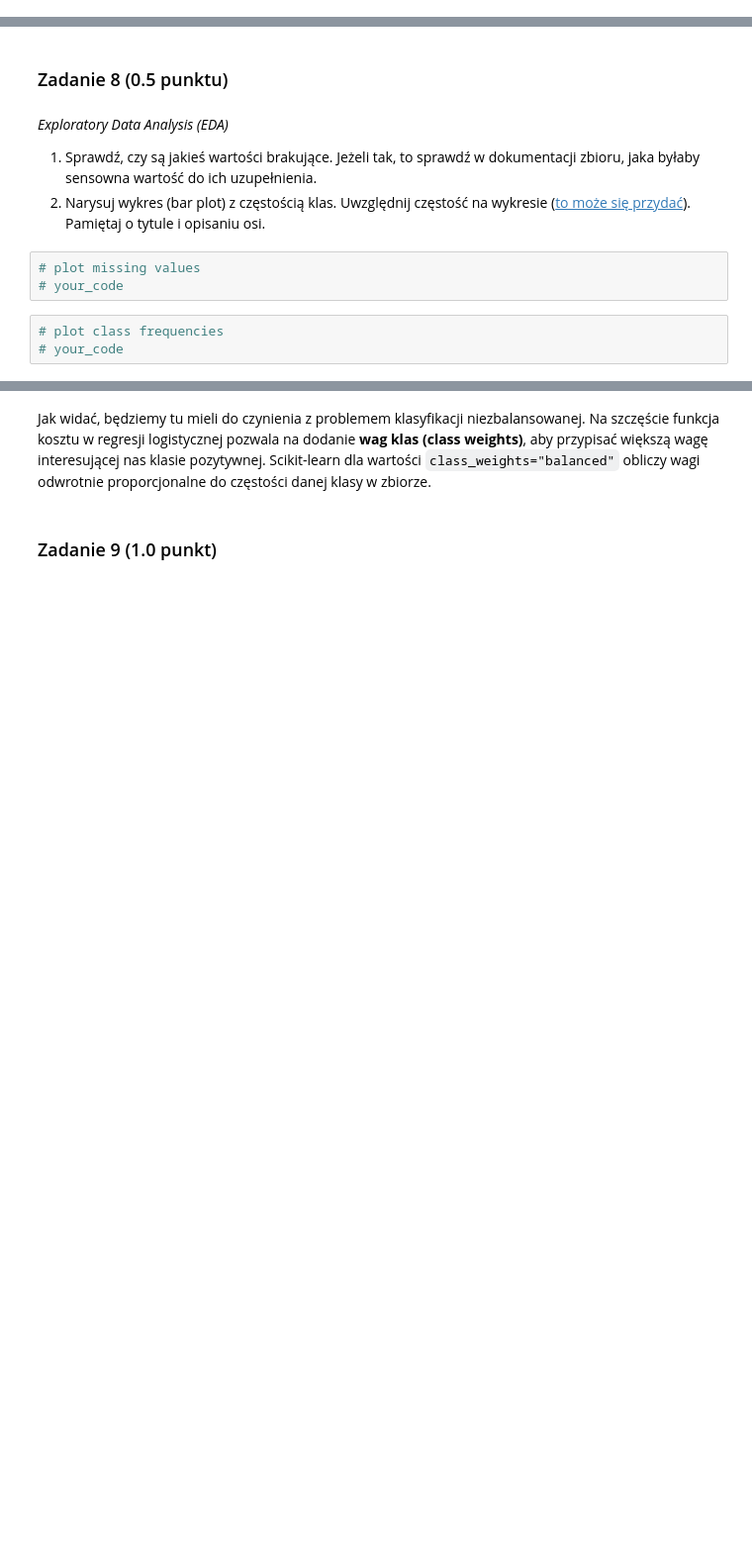
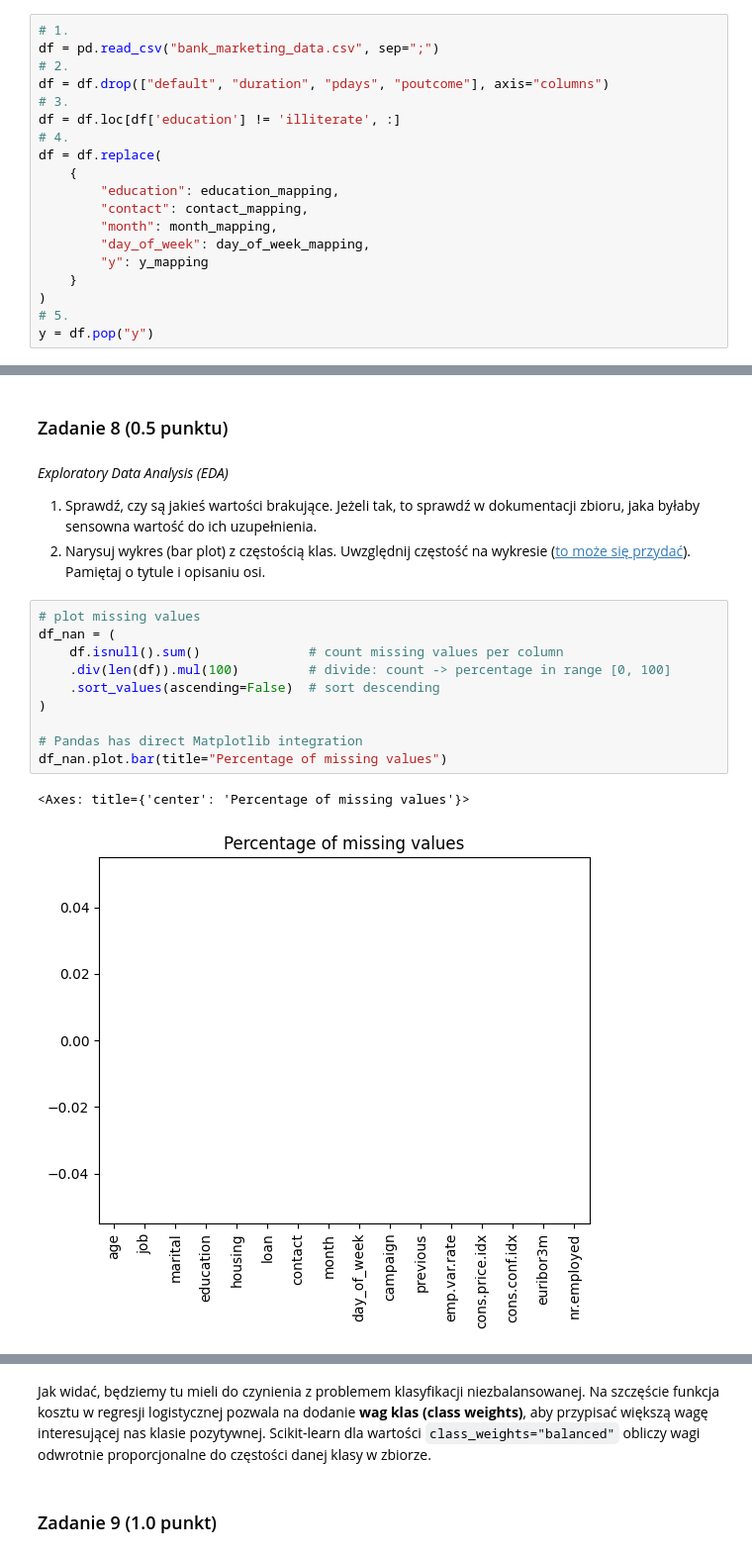
Before and after one commit to HeXsss/PSI, a Jupyter notebook: lab1/lab_1.ipynb, the cells around one changed output, grey strips where cells are left out. Shown at 99% size. Drawn from its saved outputs; the diff is of its cells as text; blank space fills up the shorter version.

```diff
--- a/lab1/lab_1.ipynb
+++ b/lab1/lab_1.ipynb
@@ -1133,3 +1135,22 @@ y_mapping = {
+# %%
+# 1.
+df = pd.read_csv("bank_marketing_data.csv", sep=";")
+# 2.
+df = df.drop(["default", "duration", "pdays", "poutcome"], axis="columns")
+# 3.
+df = df.loc[df['education'] != 'illiterate', :]
+# 4.
+df = df.replace(
+    {
+        "education": education_mapping,
+        "contact": contact_mapping,
+        "month": month_mapping,
+        "day_of_week": day_of_week_mapping,
+        "y": y_mapping
+    }
+)
+# 5.
+y = df.pop("y")
 # %%
 assert 'default' not in df.columns
 assert 'duration' not in df.columns
@@ -1160,9 +1183,16 @@ y = y.astype({"y": np.int64})
 
 1. Sprawdź, czy są jakieś wartości brakujące. Jeżeli tak, to sprawdź w dokumentacji zbioru, jaka byłaby sensowna wartość do ich uzupełnienia.
 2. Narysuj wykres (bar plot) z częstością klas. Uwzględnij częstość na wykresie ([to może się przydać](https://stackoverflow.com/a/68107610/9472066)). Pamiętaj o tytule i opisaniu osi.
-# %%
-# plot missing values
-# your_code
-# %%
-# plot class frequencies
-# your_code
+# %%
+# plot missing values
+df_nan = (
+    df.isnull().sum()              # count missing values per column
+    .div(len(df)).mul(100)         # divide: count -> percentage in range [0, 100]
+    .sort_values(ascending=False)  # sort descending
+)
+
+# Pandas has direct Matplotlib integration
+df_nan.plot.bar(title="Percentage of missing values")
+# %% [output]
+<Axes: title={'center': 'Percentage of missing values'}>
+[figure, added]
```
Also changed, not shown: parts of 8 cells of this notebook.
